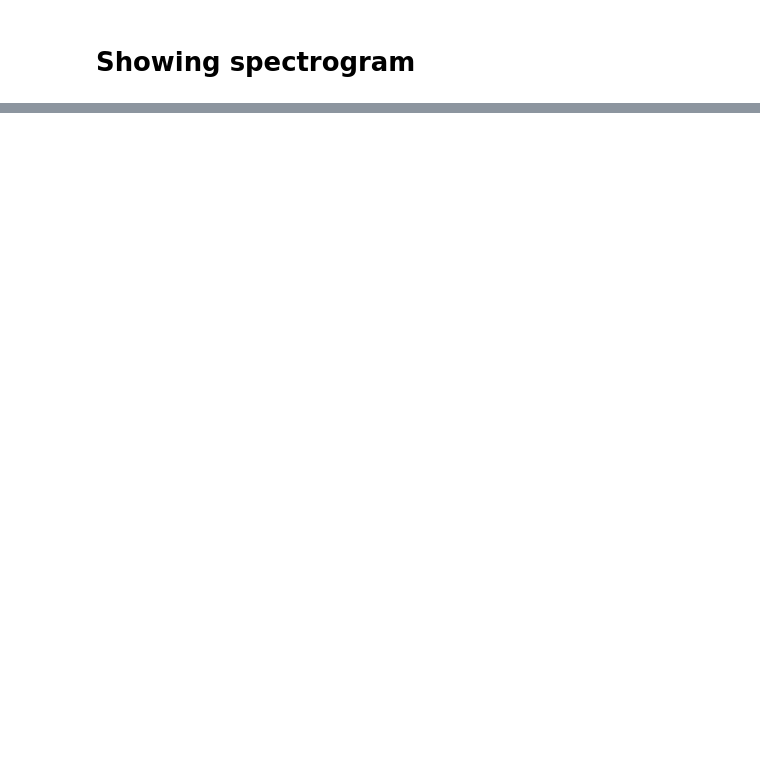
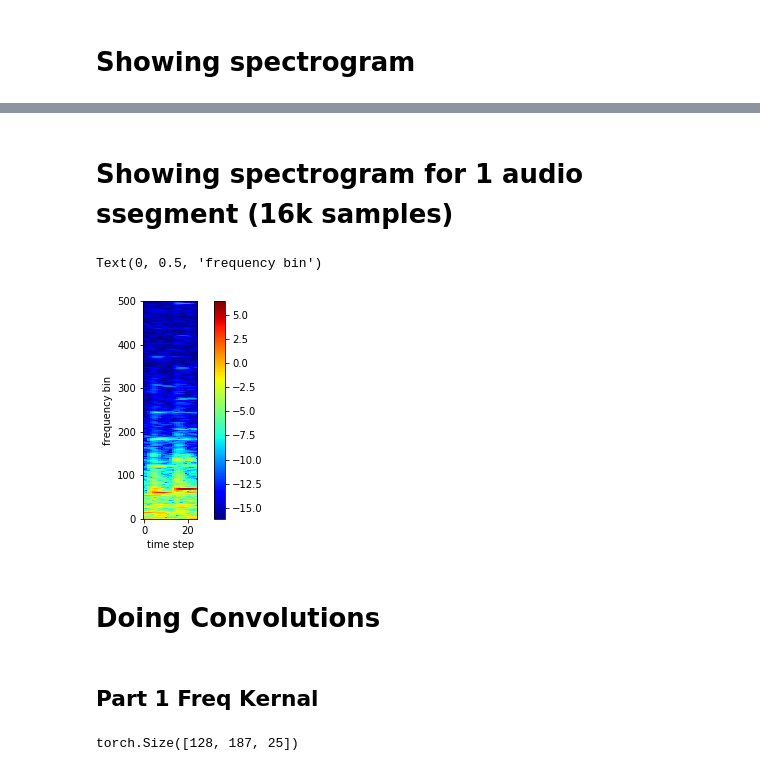
Before and after one commit to KinWaiCheuk/MusicNet_Analysis, a Jupyter notebook: Part_2/Viusalizing spectrogram.ipynb, the cells around one changed output, grey strips where cells are left out. Saved outputs shown, nothing was run; the diff lists cells and outputs as text; code cells hidden in the pictures; blank space fills up the shorter version.

```diff
--- a/Part_2/Viusalizing spectrogram.ipynb
+++ b/Part_2/Viusalizing spectrogram.ipynb
@@ -224,0 +228,22 @@ Text(0, 0.5, 'frequency bin')
+# %% [markdown]
+# Showing spectrogram for 1 audio ssegment (16k samples)
+# %%
+model = Model(mode='stft', freq_scale='linear')
+model.cuda()
+with test_set:
+    X, Y = test_set.access(2303,50000)
+X = torch.tensor(X.reshape(1,-1)).cuda()
+SpecX = model(X)
+
+plt.imshow(SpecX[0].cpu(), cmap='jet', origin='lower', aspect=0.2)#,vmax=10, vmin=-16)
+plt.colorbar()
+plt.xlabel('time step')
+plt.ylabel('frequency bin')
+# plt.axis('off')
+# %% [output]
+Text(0, 0.5, 'frequency bin')
+[figure, added]
+# %% [markdown]
+# Doing Convolutions
+# %% [markdown]
+## Part 1 Freq Kernal
@@ -224,0 +258,4 @@ Text(0, 0.5, 'frequency bin')
+# %%
+output[0].shape
+# %% [output]
+torch.Size([128, 187, 25])
```
Also changed, not shown: parts of 13 cells of this notebook.
